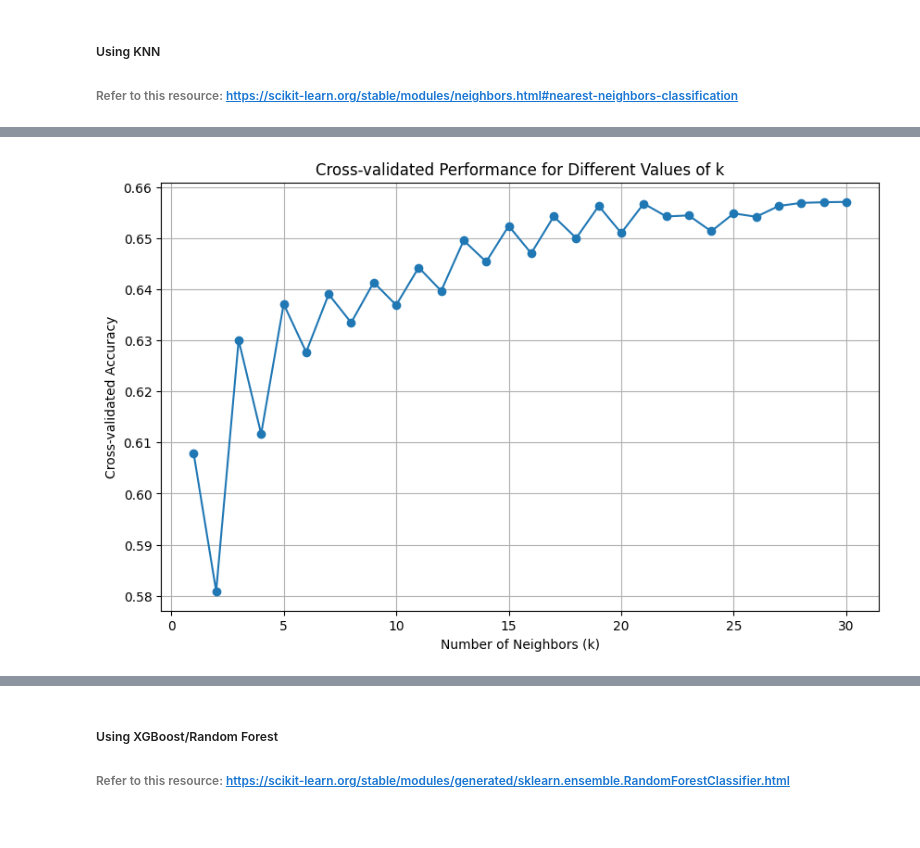
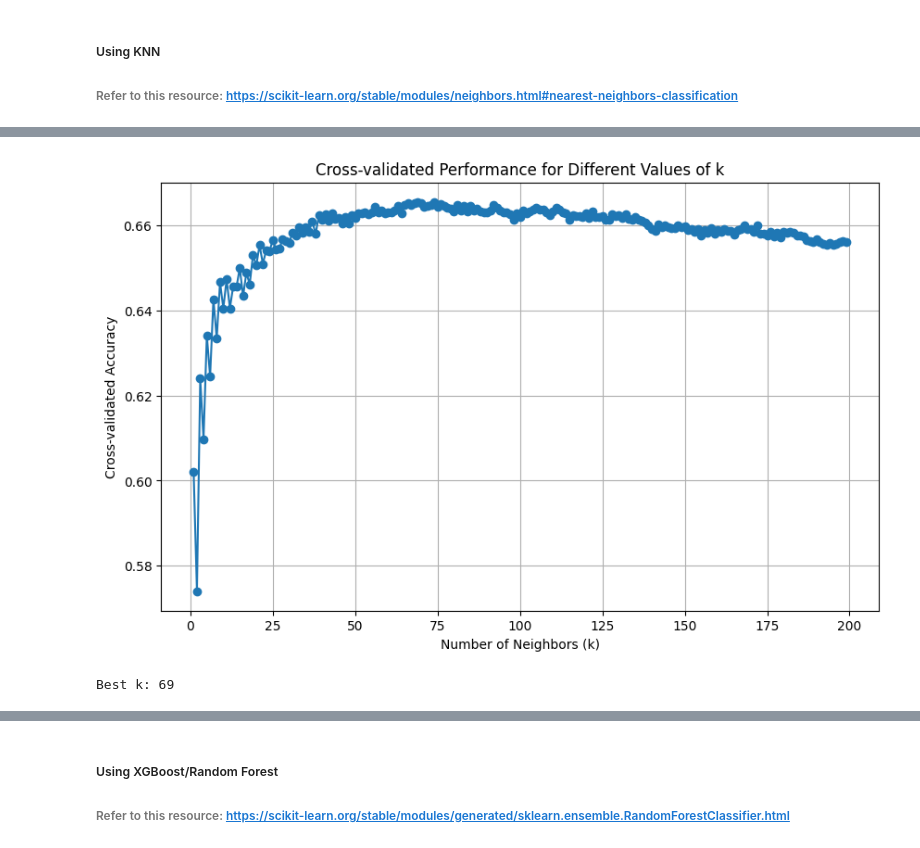
Before and after one commit to jaikasera/daml-hatespeech, a Jupyter notebook: getting_started.ipynb, the cells around one changed output, grey strips where cells are left out. Cells and saved outputs as stored; diff of their text form; code cells hidden in the pictures.

Commit message:
updated best_k

```diff
--- a/getting_started.ipynb
+++ b/getting_started.ipynb
@@ -198,29 +198,30 @@ print(accuracy)
 # %%
 ## TO-DO: optimize K with hyperparameter tuning
 ## TO-DO: Visualize results to determine best K
 
 import matplotlib.pyplot as plt
 import numpy as np
 from sklearn.model_selection import cross_val_score
 
-k_values = np.arange(1, 31)
+k_values = np.arange(1, 200)
 
 cv_scores = []
 
 for k in k_values:
     knn_classifier = KNeighborsClassifier(n_neighbors=k)
     scores = cross_val_score(knn_classifier, X_train, y_train, cv=5, scoring='accuracy')
     cv_scores.append(np.mean(scores))
 
 plt.figure(figsize=(10, 6))
 plt.plot(k_values, cv_scores, marker='o')
 plt.title('Cross-validated Performance for Different Values of k')
 plt.xlabel('Number of Neighbors (k)')
 plt.ylabel('Cross-validated Accuracy')
 plt.grid(True)
 plt.show()
 
 best_k = k_values[np.argmax(cv_scores)]
 print(f"Best k: {best_k}")
 # %% [output]
-[figure, old version]
+[figure, new version]
+Best k: 69
```
Also changed, not shown: parts of 5 cells of this notebook.
